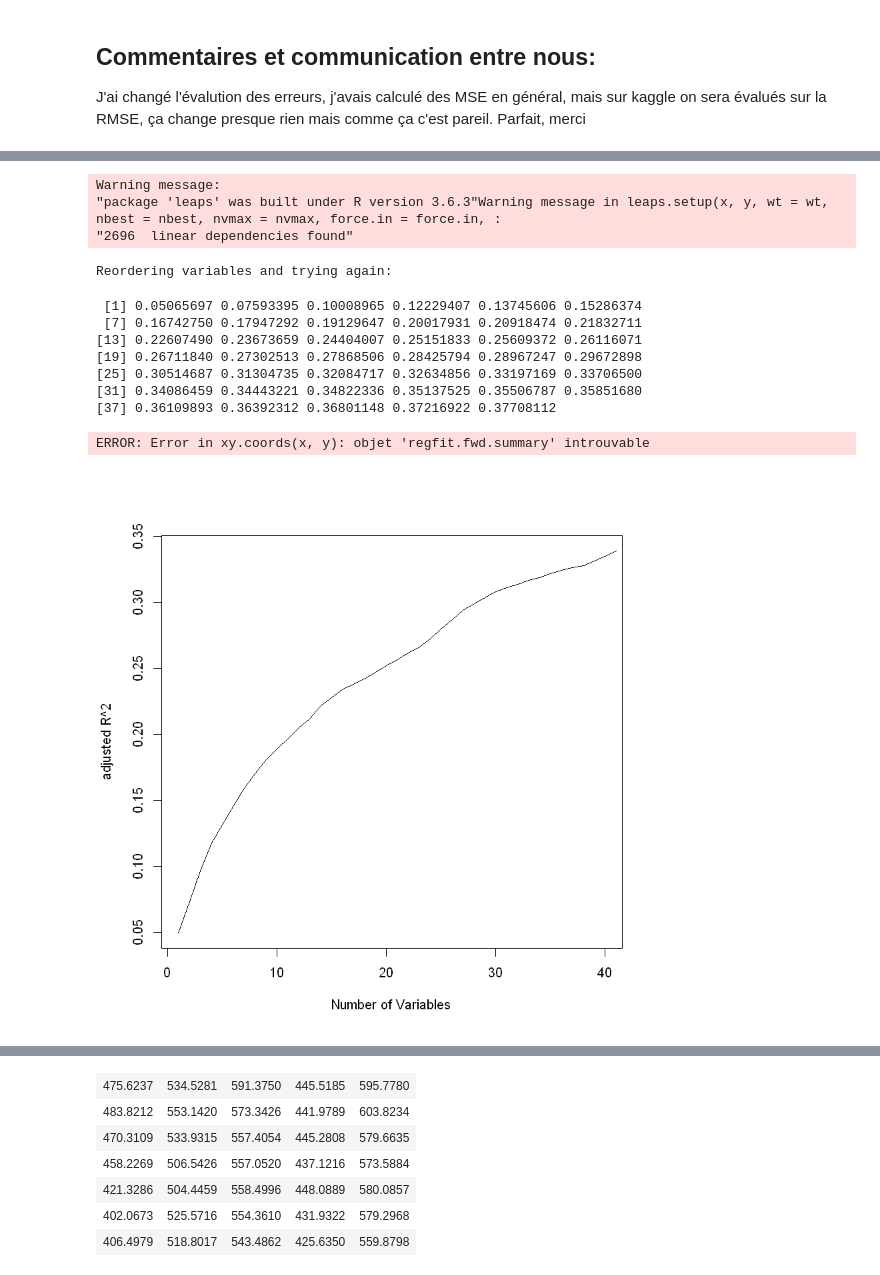
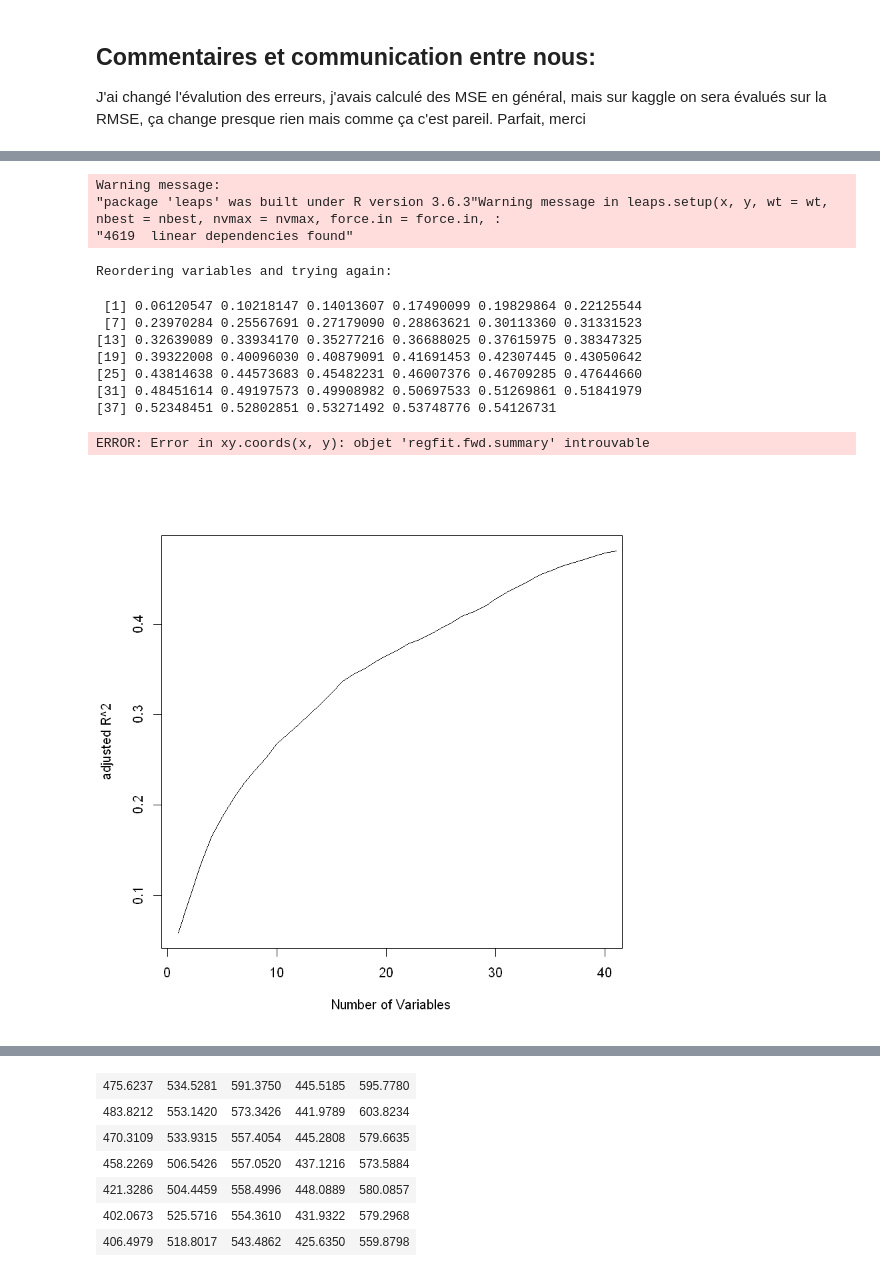
Before and after one commit to ghaeflig/Miniproject-Bio-322, a Jupyter notebook: src/LinearMethod.ipynb, the cells around one changed output, grey strips where cells are left out. Saved outputs shown, nothing was run; the diff lists cells and outputs as text; code cells hidden in the pictures.

```diff
--- a/src/LinearMethod.ipynb
+++ b/src/LinearMethod.ipynb
@@ -7,7 +7,8 @@ J'ai changé l'évalution des erreurs, j'avais calculé des MSE en général, ma
 # %%
 data <- read.csv(file.path("..", "data", "training_data.csv"))
 data<-data[,-which(names(data) %in% c("SWEETORSOUR"))] #to remove the SWEETORSOUR response variable
+dim(data)
 data$Intensity<-as.numeric(as.factor(data$Intensity)) #more efficient, this way we only have one column with 2=high, 1=low
-#data<-data[ , which(apply(data, 2, var) != 0)] #remove all columns with variance=0
-data
+data<-data[ , which(apply(data, 2, var) != 0)] #remove all columns with variance=0 (900 columns)
+dim(data)
 # %% [output]
@@ -33,6 +19,20 @@ set.seed(199)
 idx.train <- sample(nrow(data), nrow(data)/2)
 data.train <- data[idx.train,]
 data.test <- data[-idx.train,]
+# %%
+#data.train
+data.train.y<-data.train$VALENCE.PLEASANTNESS
+data.train.x<-data.train[,-(which(names(data.train) %in% c("VALENCE.PLEASANTNESS")))]
+#var0.train <- which(apply(data.train.x, 2, var) != 0) maybe avoid removing new colomns otherwise risk of not having the same columns in training and test set
+#data.train.x <- data.train.x[,var0.train]
+data.train.x.matrix<- as.matrix(data.train.x) #useful for some methods
+
+#data.test
+data.test.x<-data.test[,-which(names(data.test) %in% c("VALENCE.PLEASANTNESS"))]
+#var0.test <- which(apply(data.test.x, 2, var) != 0)
+#data.test.x <- data.test[,var0.test]
+data.test.x.matrix<- as.matrix((model.matrix(~.-1, data.test.x)))
+data.test.y<-data.test$VALENCE.PLEASANTNESS
 # %%
 #Linear regression on the data set with the test and training errors
 
@@ -83,33 +80,33 @@ Warning message in predict.lm(lm.fit, data.test):
 # %%
 #Foreward selection without cross validation
 
 library(leaps)
 nvmax = 40 # Which nmax ? with 40 ~10min to run
-reg.fit <- regsubsets(VALENCE.PLEASANTNESS~., data, really.big = T, method = 'forward', nvmax = nvmax)
+reg.fit <- regsubsets(VALENCE.PLEASANTNESS~., data.train, really.big = T, method = 'forward', nvmax = nvmax)
 regfit.summary <- summary(reg.fit)
 summary(reg.fit)$rsq
 
 plot(regfit.summary$adjr2, type = "l", xlim = c(1,nvmax), xlab = "Number of Variables", ylab = "adjusted R^2")
 adjr2.max <- which.max(regfit.summary$adjr2)
 points(adjr2.max, regfit.fwd.summary$adjr2[adjr2.max], col = "red", cex = 2, pch = 20)
 
 #--> The adjusted R^2 increase with the nb of variables
 #--> But : R^2 adjusted is not appropriate in high dimensions : R^2 adjusted = 1 if RSS = 0
 #--> Better to mix forward selection with cross validation
 # %% [output]
 Warning message:
 "package 'leaps' was built under R version 3.6.3"Warning message in leaps.setup(x, y, wt = wt, nbest = nbest, nvmax = nvmax, force.in = force.in, :
-"2696  linear dependencies found"
+"4619  linear dependencies found"
 Reordering variables and trying again:
- [1] 0.05065697 0.07593395 0.10008965 0.12229407 0.13745606 0.15286374
- [7] 0.16742750 0.17947292 0.19129647 0.20017931 0.20918474 0.21832711
-[13] 0.22607490 0.23673659 0.24404007 0.25151833 0.25609372 0.26116071
-[19] 0.26711840 0.27302513 0.27868506 0.28425794 0.28967247 0.29672898
-[25] 0.30514687 0.31304735 0.32084717 0.32634856 0.33197169 0.33706500
-[31] 0.34086459 0.34443221 0.34822336 0.35137525 0.35506787 0.35851680
-[37] 0.36109893 0.36392312 0.36801148 0.37216922 0.37708112
+ [1] 0.06120547 0.10218147 0.14013607 0.17490099 0.19829864 0.22125544
+ [7] 0.23970284 0.25567691 0.27179090 0.28863621 0.30113360 0.31331523
+[13] 0.32639089 0.33934170 0.35277216 0.36688025 0.37615975 0.38347325
+[19] 0.39322008 0.40096030 0.40879091 0.41691453 0.42307445 0.43050642
+[25] 0.43814638 0.44573683 0.45482231 0.46007376 0.46709285 0.47644660
+[31] 0.48451614 0.49197573 0.49908982 0.50697533 0.51269861 0.51841979
+[37] 0.52348451 0.52802851 0.53271492 0.53748776 0.54126731
 ERROR: Error in xy.coords(x, y): objet 'regfit.fwd.summary' introuvable
-[figure, old version]
+[figure, new version]
 # %%
 #Cross-validation with on each fold foreward selection
 
```
Also changed, not shown: parts of 16 cells of this notebook, 2 other files.
